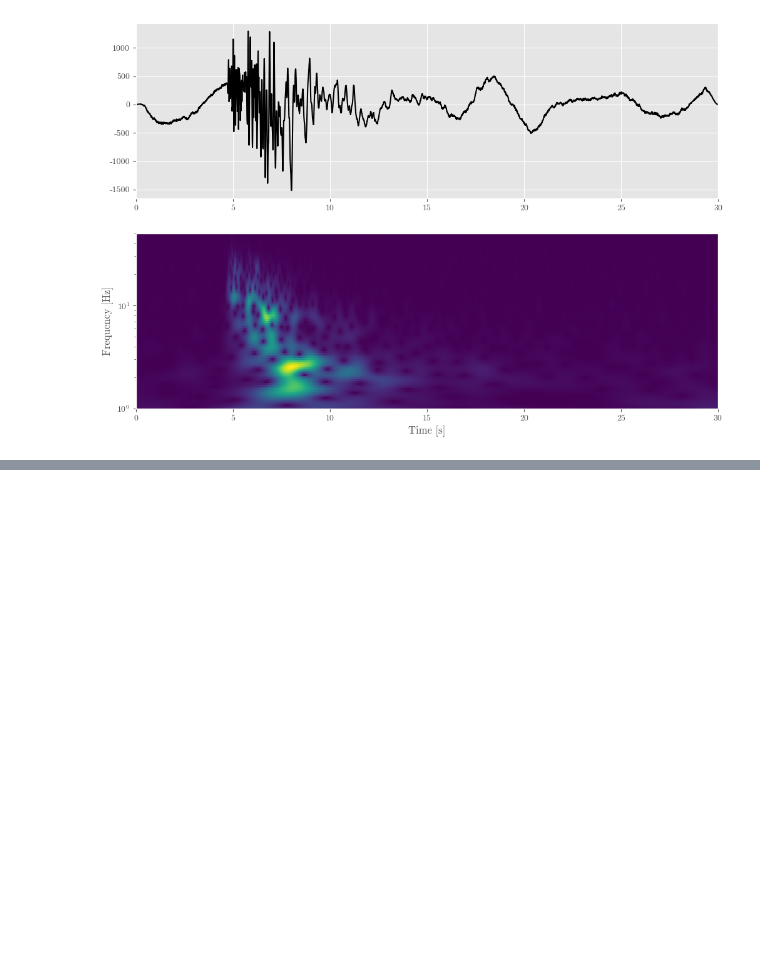
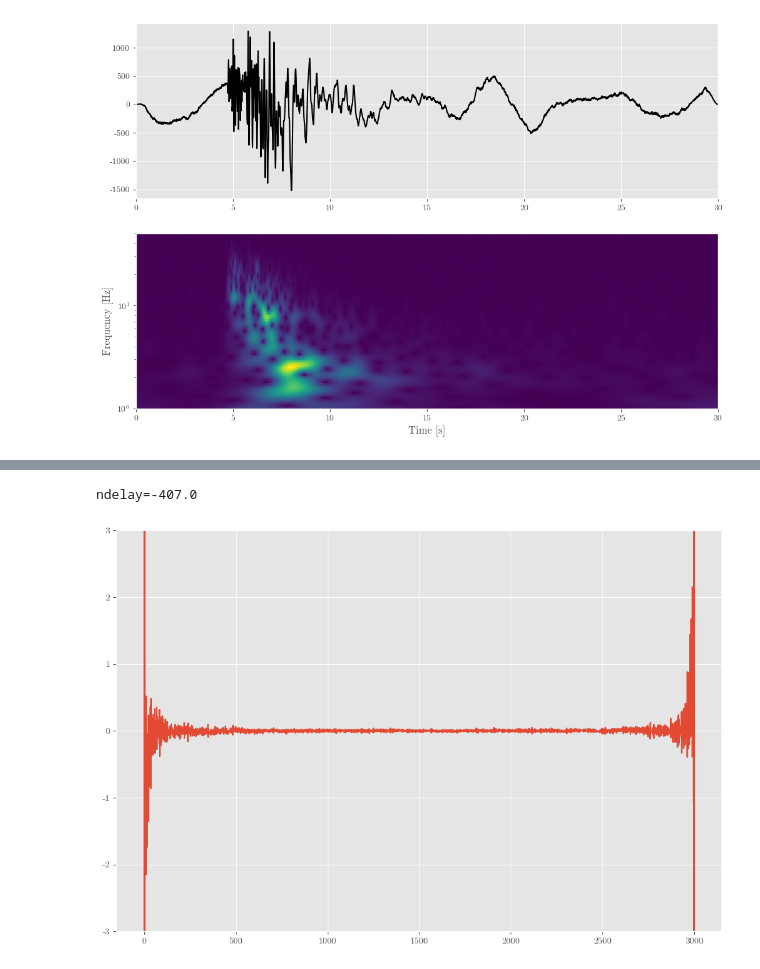
Before and after one commit to sssfeather/exerc, a Jupyter notebook: ipynb/ex_07_waveform_transform.ipynb, the cells around one changed output, grey strips where cells are left out. Cells and saved outputs as stored; diff of their text form; code cells hidden in the pictures; blank space fills up the shorter version.

```diff
--- a/ipynb/ex_07_waveform_transform.ipynb
+++ b/ipynb/ex_07_waveform_transform.ipynb
@@ -178,0 +204,26 @@ plt.show()
+# %%
+# 复倒谱计算
+def unwrap(phase):
+    samples = phase.shape[-1]
+    unwrapped = np.unwrap(phase)
+    center = (samples+1)//2
+
+    if samples == 1:
+        center = 0
+    ndelay = np.array(np.round(unwrapped[..., center]/np.pi))
+    unwrapped -= np.pi * ndelay[..., None] * np.arange(samples) / center
+
+    return unwrapped, ndelay
+
+spectrum = np.fft.fft(tr.data, n=None)
+unwrapped_phase, ndelay = unwrap(np.angle(spectrum))
+log_spectrum = np.log(np.abs(spectrum)) + 1j*unwrapped_phase
+ceps = np.fft.ifft(log_spectrum).real
+print("ndelay=" + str(ndelay))
+plt.plot(ceps)
+plt.plot(ndelay)
+plt.ylim(-3, 3)
+plt.show()
+# %% [output]
+ndelay=-407.0
+[figure, added]
```
Also changed, not shown: parts of 4 cells of this notebook.
